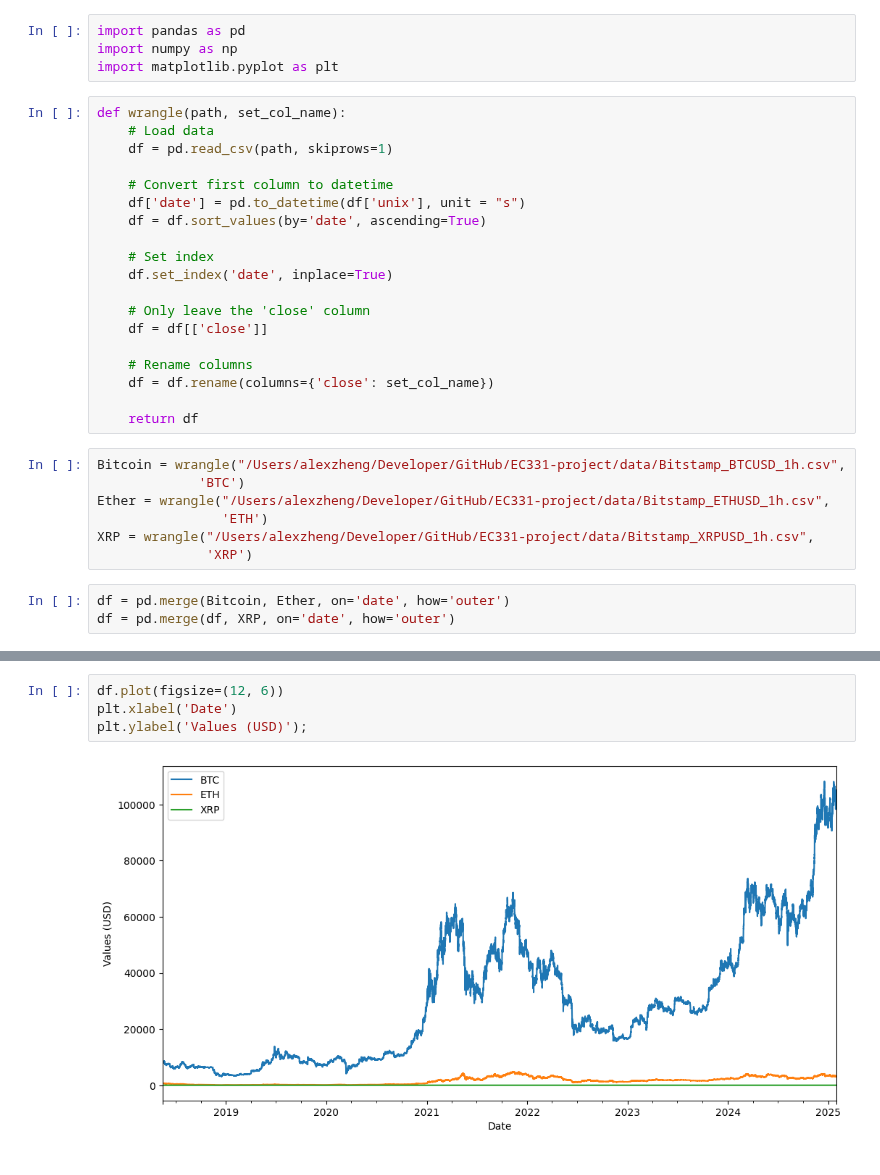
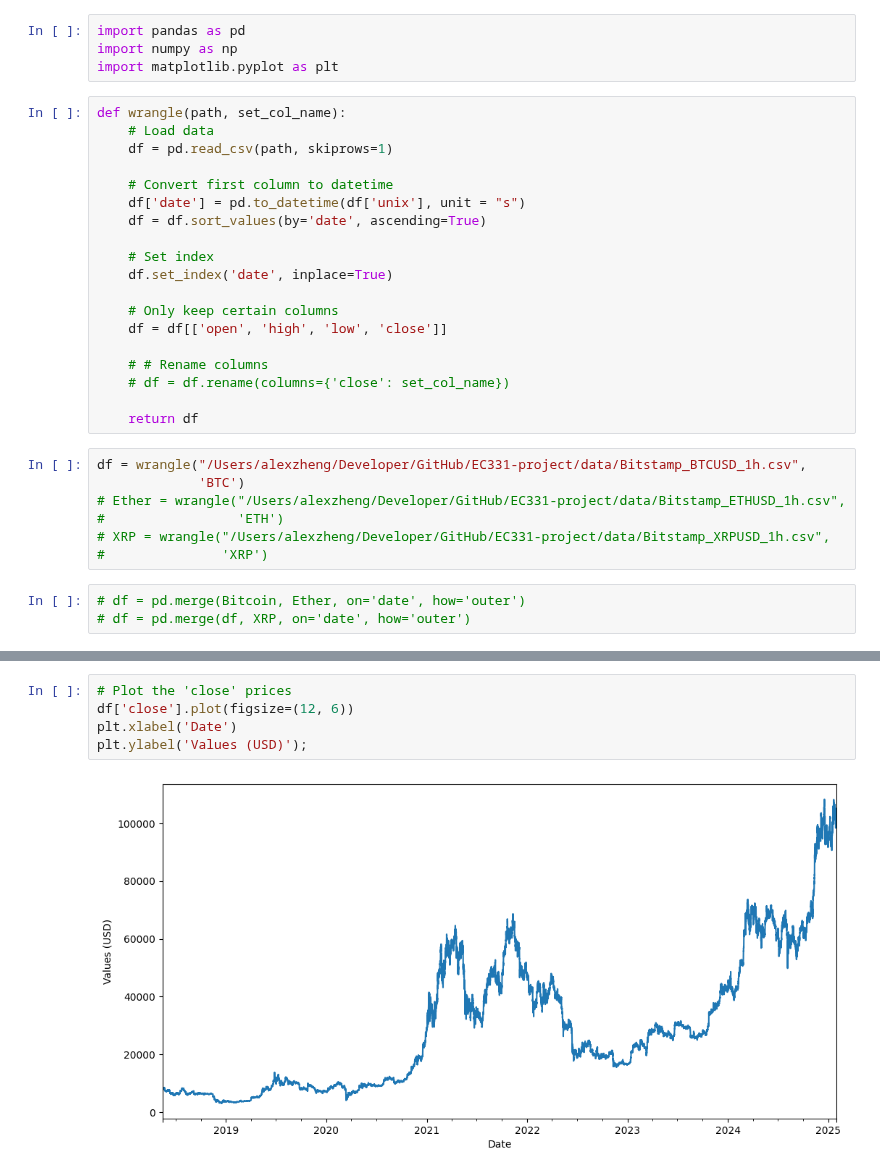
Before and after one commit to alexzheng123/EC331-project, a Jupyter notebook: code/bitcoin_wrangling.ipynb, the cells around one changed output, grey strips where cells are left out. Cells and saved outputs as stored; diff of their text form.

```diff
--- a/code/bitcoin_wrangling.ipynb
+++ b/code/bitcoin_wrangling.ipynb
@@ -14,20 +14,20 @@ def wrangle(path, set_col_name):
     # Set index
     df.set_index('date', inplace=True)
 
-    # Only leave the 'close' column
-    df = df[['close']]
+    # Only keep certain columns
+    df = df[['open', 'high', 'low', 'close']]
 
-    # Rename columns
-    df = df.rename(columns={'close': set_col_name})
+    # # Rename columns
+    # df = df.rename(columns={'close': set_col_name})
 
     return df
 # %%
-Bitcoin = wrangle("/Users/alexzheng/Developer/GitHub/EC331-project/data/Bitstamp_BTCUSD_1h.csv",
+df = wrangle("/Users/alexzheng/Developer/GitHub/EC331-project/data/Bitstamp_BTCUSD_1h.csv",
              'BTC')
-Ether = wrangle("/Users/alexzheng/Developer/GitHub/EC331-project/data/Bitstamp_ETHUSD_1h.csv",
-                'ETH')
-XRP = wrangle("/Users/alexzheng/Developer/GitHub/EC331-project/data/Bitstamp_XRPUSD_1h.csv",
-              'XRP')
+# Ether = wrangle("/Users/alexzheng/Developer/GitHub/EC331-project/data/Bitstamp_ETHUSD_1h.csv",
+#                 'ETH')
+# XRP = wrangle("/Users/alexzheng/Developer/GitHub/EC331-project/data/Bitstamp_XRPUSD_1h.csv",
+#               'XRP')
 # %%
-df = pd.merge(Bitcoin, Ether, on='date', how='outer')
-df = pd.merge(df, XRP, on='date', how='outer')
+# df = pd.merge(Bitcoin, Ether, on='date', how='outer')
+# df = pd.merge(df, XRP, on='date', how='outer')
@@ -34,6 +55,7 @@ df = pd.merge(df, XRP, on='date', how='outer')
 # %%
-df.plot(figsize=(12, 6))
+# Plot the 'close' prices
+df['close'].plot(figsize=(12, 6))
 plt.xlabel('Date')
 plt.ylabel('Values (USD)');
 # %% [output]
-[figure, old version]
+[figure, new version]
```
Also changed, not shown: parts of 3 cells of this notebook, 5 other files.
